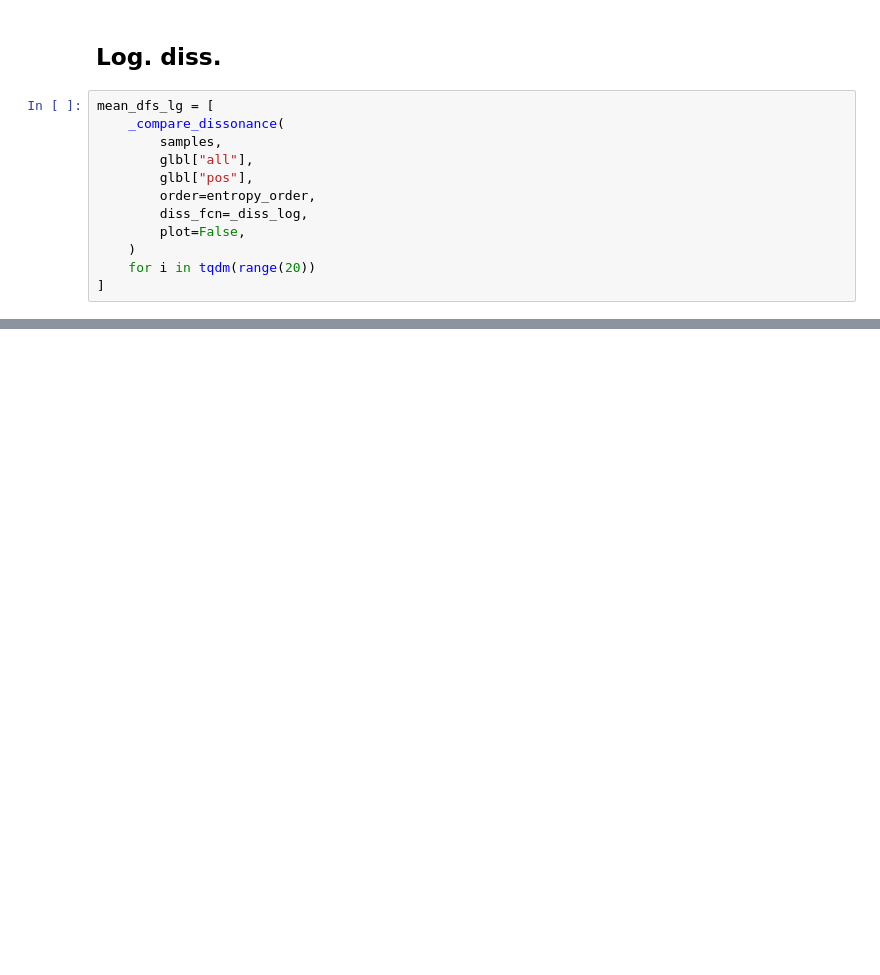
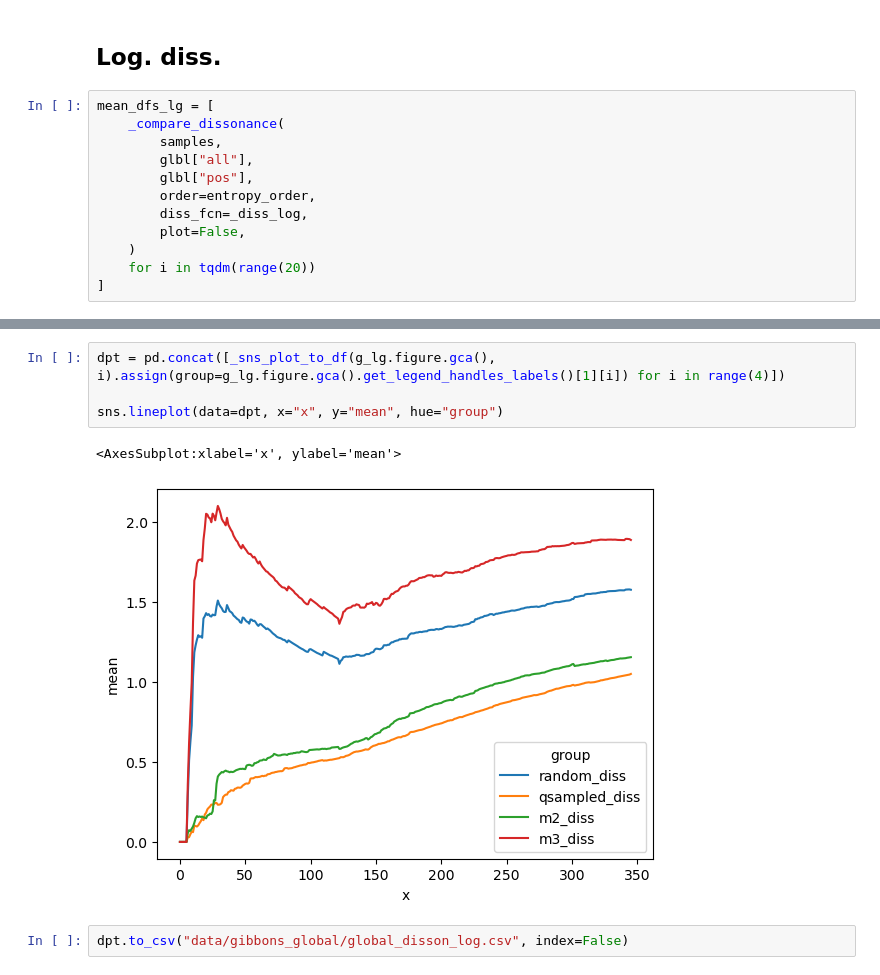
Before and after one commit to zeroknowledgediscovery/truthnet, a Jupyter notebook: notebooks/global-data.ipynb, the cells around one changed output, grey strips where cells are left out. Drawn from its saved outputs; the diff is of its cells as text; blank space fills up the shorter version.

```diff
--- a/notebooks/global-data.ipynb
+++ b/notebooks/global-data.ipynb
@@ -779,0 +797,9 @@ tick pos=left,
+# %%
+dpt = pd.concat([_sns_plot_to_df(g_lg.figure.gca(), i).assign(group=g_lg.figure.gca().get_legend_handles_labels()[1][i]) for i in range(4)])
+
+sns.lineplot(data=dpt, x="x", y="mean", hue="group")
+# %% [output]
+<AxesSubplot:xlabel='x', ylabel='mean'>
+[figure, added]
+# %%
+dpt.to_csv("data/gibbons_global/global_disson_log.csv", index=False)
```
Also changed, not shown: parts of 8 cells of this notebook, 7 other files.
